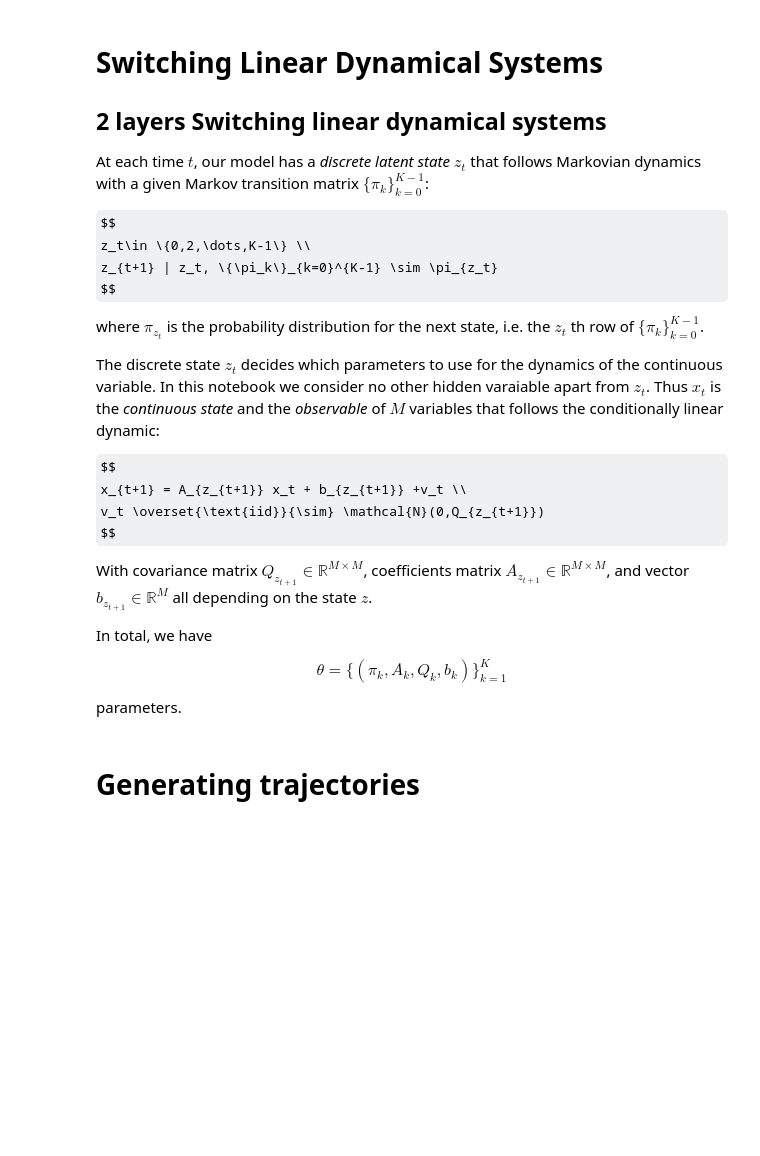
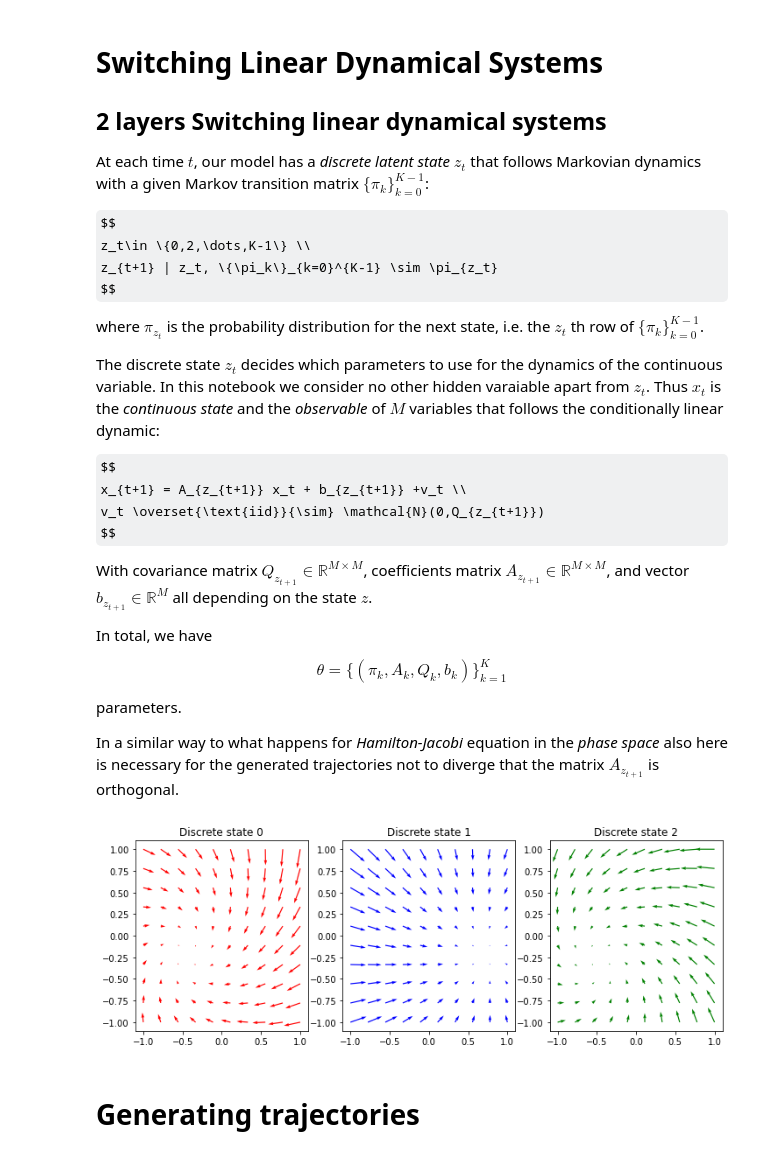
Before and after one commit to zanocrate/slds-it, a Jupyter notebook: lsds_notebook.ipynb, the cells around one changed output. Saved outputs shown, nothing was run; the diff lists cells and outputs as text; code cells hidden in the pictures; some formulas as TeX source; blank space fills up the shorter version.

Commit message:
ora la traiettoria non diverge

```diff
--- a/lsds_notebook.ipynb
+++ b/lsds_notebook.ipynb
@@ -37,25 +39,52 @@ $$
 $$
 
 parameters.
+
+In a similar way to what happens for *Hamilton-Jacobi* equation in the *phase space* also here is necessary for the generated trajectories not to diverge that the matrix $A_{z_{t+1}}$ is orthogonal.
 # %%
 # number of discrete states
 K=3
 
 # number of observable variables (coordinates of a 2-D motion)
 M = 2
 
 # transition matrix, KxK
 pi = np.array([
     [0.25,0.5,0.25],
     [0.1,0.1,0.8],
     [0.6,0.2,0.2]
 ])
 
-# generate some random A,b and Q
+# generate A,b and Q
 
-A = np.random.randn(K,M,M)
+A = np.array([special_ortho_group.rvs(M) for k in np.arange(K)])
 b = np.random.randn(K,M)
 Q = np.array([make_spd_matrix(M, random_state = seed) for k in np.arange(K)])
+
+#plotting generated matrices
+# plot the dynamics
+fig,axs=plt.subplots(1,K,figsize=[12,4])
+colors = ['red','blue','green']
+
+# create the grid over X1 and X2
+res = 10
+X1 = np.linspace(-1,1,res) # is a vector of X1, dimension 10
+X2 = np.linspace(-1,1,res) # is a vector of X2, dimension 10
+X1,X2 = np.meshgrid(X1,X2)
+X1,X2 = X1.flatten(),X2.flatten()
+X = np.vstack((X1,X2))
+
+
+for k in range(K):
+
+    # now X is a vector of (M,res**2) dimension (2, 100)
+    X_next = A[k] @ X + b[k].reshape(-1,1) #X_next a is the coordinates of all the 100 hundred next points
+    arrows = X_next - X
+
+    axs[k].quiver(X[0],X[1],arrows[0],arrows[1],color=colors[k])
+    axs[k].set_title('Discrete state '+str(k))
+# %% [output]
+[figure, added]
 # %% [markdown]
 # Generating trajectories
 # %%
```
Also changed, not shown: parts of 5 cells of this notebook.
